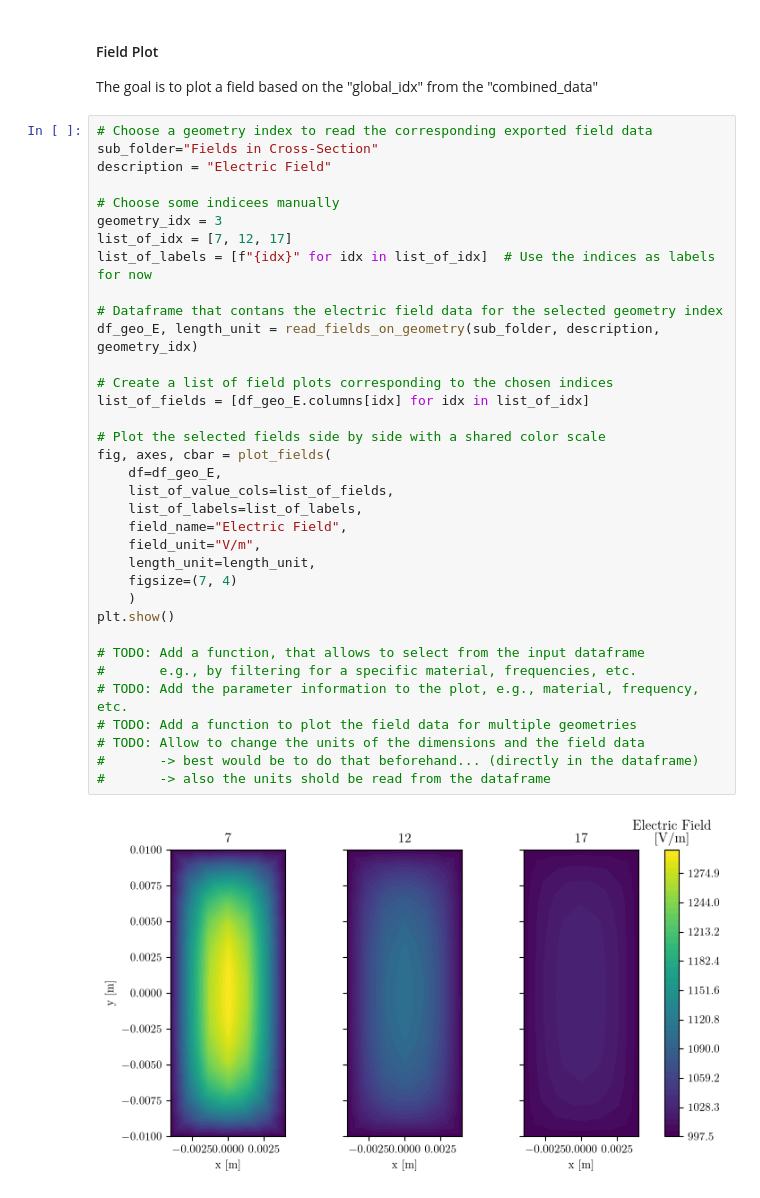
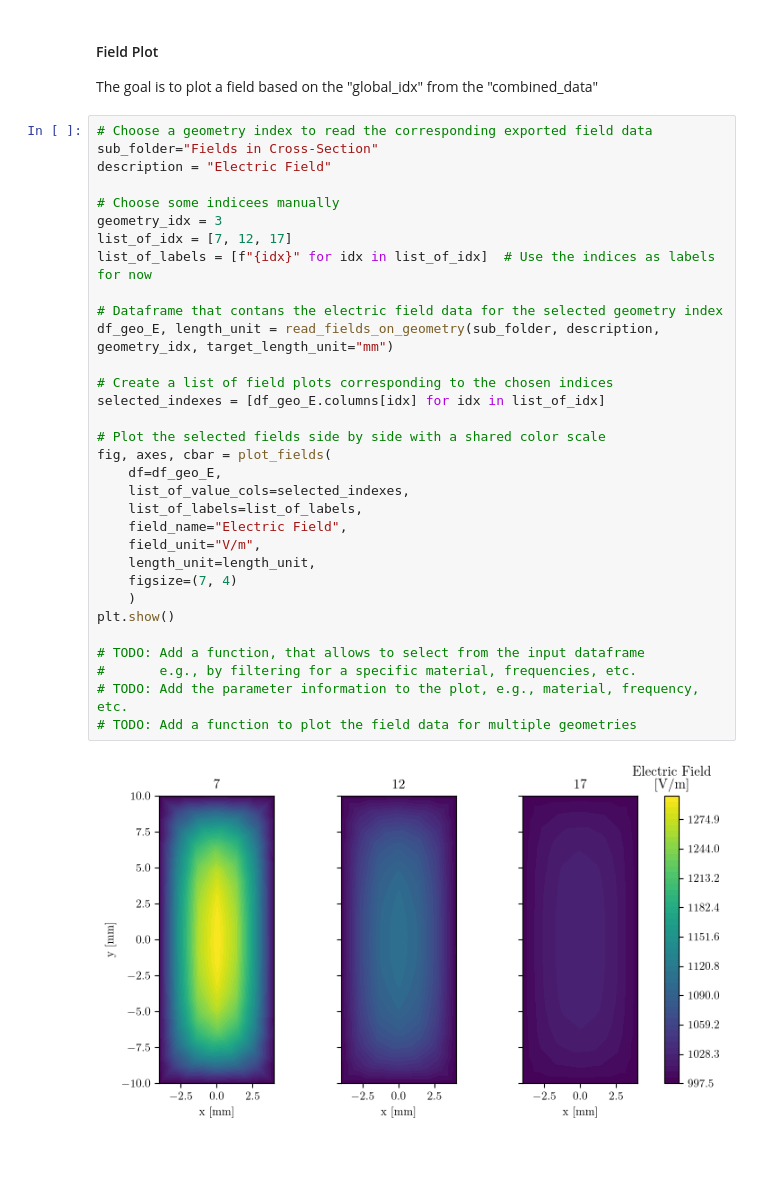
Before and after one commit to upb-lea/MPhSweepKit, a Jupyter notebook: examples/studies/ferrite_plate_capacitor/3_plots.ipynb, the cells around one changed output. Drawn from its saved outputs; the diff is of its cells as text; blank space fills up the shorter version.

Commit message:
add conversion of length units to the read_fields_on_geometry function

```diff
--- a/examples/studies/ferrite_plate_capacitor/3_plots.ipynb
+++ b/examples/studies/ferrite_plate_capacitor/3_plots.ipynb
@@ -139,37 +139,34 @@ The goal is to plot a field based on the "global_idx" from the "combined_data"
 # %%
 # Choose a geometry index to read the corresponding exported field data
 sub_folder="Fields in Cross-Section"
 description = "Electric Field"
 
 # Choose some indicees manually
 geometry_idx = 3
 list_of_idx = [7, 12, 17]
 list_of_labels = [f"{idx}" for idx in list_of_idx]  # Use the indices as labels for now
 
 # Dataframe that contans the electric field data for the selected geometry index
-df_geo_E, length_unit = read_fields_on_geometry(sub_folder, description, geometry_idx)
+df_geo_E, length_unit = read_fields_on_geometry(sub_folder, description, geometry_idx, target_length_unit="mm")
 
 # Create a list of field plots corresponding to the chosen indices
-list_of_fields = [df_geo_E.columns[idx] for idx in list_of_idx]
+selected_indexes = [df_geo_E.columns[idx] for idx in list_of_idx]
 
 # Plot the selected fields side by side with a shared color scale
 fig, axes, cbar = plot_fields(
     df=df_geo_E,
-    list_of_value_cols=list_of_fields,
+    list_of_value_cols=selected_indexes,
     list_of_labels=list_of_labels,
     field_name="Electric Field",
     field_unit="V/m",
     length_unit=length_unit,
     figsize=(7, 4)
     )
 plt.show()
 
 # TODO: Add a function, that allows to select from the input dataframe
 #       e.g., by filtering for a specific material, frequencies, etc.
 # TODO: Add the parameter information to the plot, e.g., material, frequency, etc.
 # TODO: Add a function to plot the field data for multiple geometries
-# TODO: Allow to change the units of the dimensions and the field data
-#       -> best would be to do that beforehand... (directly in the dataframe)
-#       -> also the units shold be read from the dataframe
 # %% [output]
-[figure, old version]
+[figure, new version]
```
Also changed, not shown: 2 other files.
